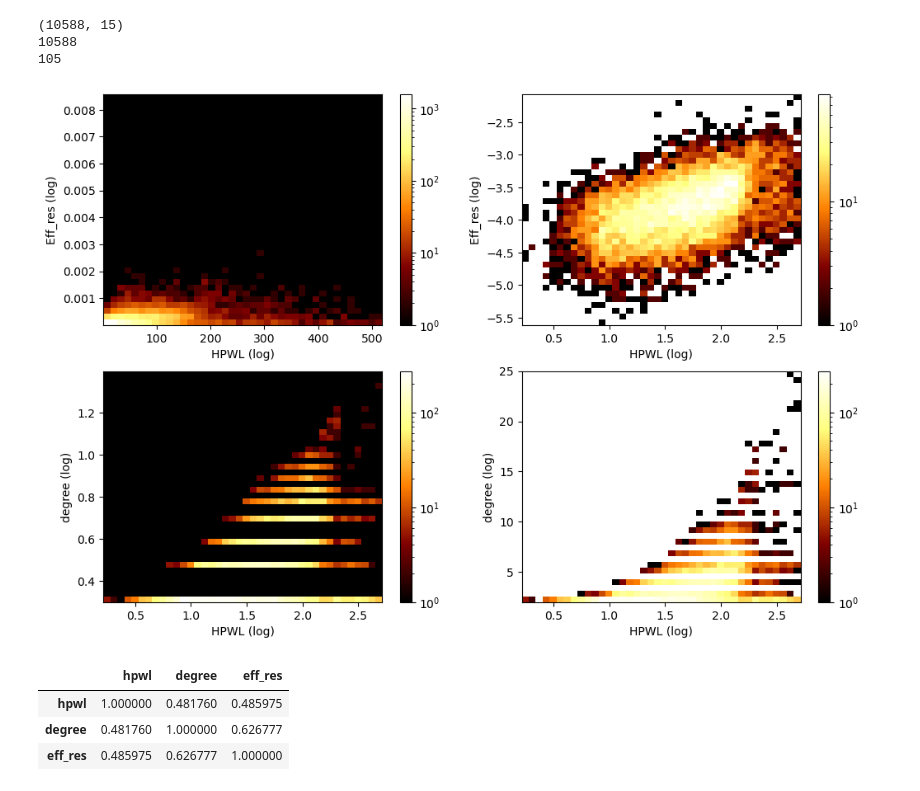
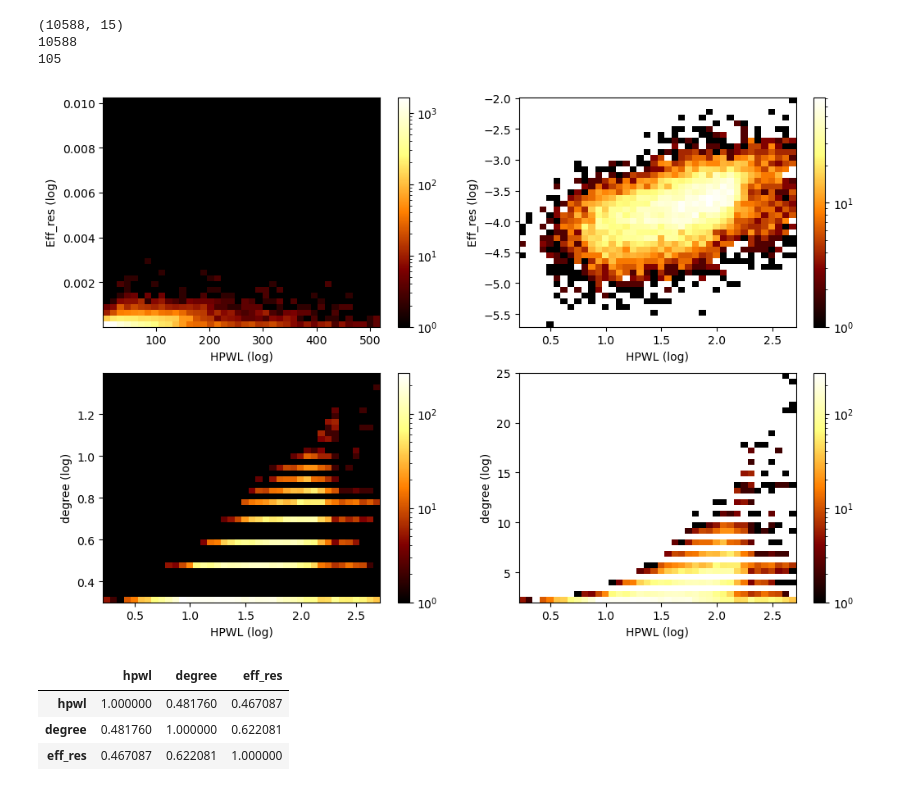
Before and after one commit to ggu1012/effres_pool, a Jupyter notebook: corr_plot.ipynb, the cells around one changed output. Cells and saved outputs as stored; diff of their text form; code cells hidden in the pictures.

Commit message:
fixed HyperEF

```diff
--- a/corr_plot.ipynb
+++ b/corr_plot.ipynb
@@ -74,6 +81,6 @@ H.shape[1]
 # %%
 # load eratio
-eratio = np.load(f'HyperEF_julia/src/tmp/{top}_py.npy')
+eratio = np.load(f'../HyperEF_julia/src/tmp/{top}_py.npy')
 
 # Approx. eff. res.
 evec = np.sort(eratio, axis=1)[:,::-1]
@@ -142,34 +149,34 @@ ax1.set_xlabel('HPWL (log)')
 ax1.set_ylabel('Eff_res (log)')
 cur_ax = plt.gca() ## 현재 Axes
 fig.colorbar(h[3],ax=cur_ax) ## 컬러바 추가
 
 ax2 = fig.add_subplot(222)
 h = ax2.hist2d(np.log10(hpwl_), np.log10(evec_), bins=40, norm=colors.LogNorm(), cmap=matplotlib.colormaps['afmhot'])
 ax2.set_xlabel('HPWL (log)')
 ax2.set_ylabel('Eff_res (log)')
 cur_ax = plt.gca() ## 현재 Axes
 fig.colorbar(h[3],ax=cur_ax) ## 컬러바 추가
 
 ax3 = fig.add_subplot(223)
 h  = ax3.hist2d(np.log10(hpwl_), np.log10(degree_), bins=40, norm=colors.LogNorm(), cmap=my_cmap)
 ax3.set_xlabel('HPWL (log)')
 ax3.set_ylabel('degree (log)')
 cur_ax = plt.gca() ## 현재 Axes
 fig.colorbar(h[3],ax=cur_ax) ## 컬러바 추가
 
 ax4 = fig.add_subplot(224)
 h = ax4.hist2d(np.log10(hpwl_), degree_, bins=40, norm=colors.LogNorm(), cmap=matplotlib.colormaps['afmhot'])
 ax4.set_xlabel('HPWL (log)')
 ax4.set_ylabel('degree (log)')
 cur_ax = plt.gca() ## 현재 Axes
 fig.colorbar(h[3],ax=cur_ax) ## 컬러바 추가
 
 fig.savefig('xxx')
 # %% [output]
 (10588, 15)
 10588
 105
-[figure, old version]
+[figure, new version]
 # %%
 df = pd.DataFrame()
 df['hpwl'] = np.log10(hpwl_)
@@ -179,6 +186,6 @@ df['eff_res'] = np.log10(evec_)
 df.corr()
 # %% [output]
 |  | hpwl | degree | eff_res |
-| hpwl | 1.000000 | 0.481760 | 0.485975 |
-| degree | 0.481760 | 1.000000 | 0.626777 |
-| eff_res | 0.485975 | 0.626777 | 1.000000 |
+| hpwl | 1.000000 | 0.481760 | 0.467087 |
+| degree | 0.481760 | 1.000000 | 0.622081 |
+| eff_res | 0.467087 | 0.622081 | 1.000000 |
```
Also changed, not shown: parts of 3 cells of this notebook, 13 other files.
